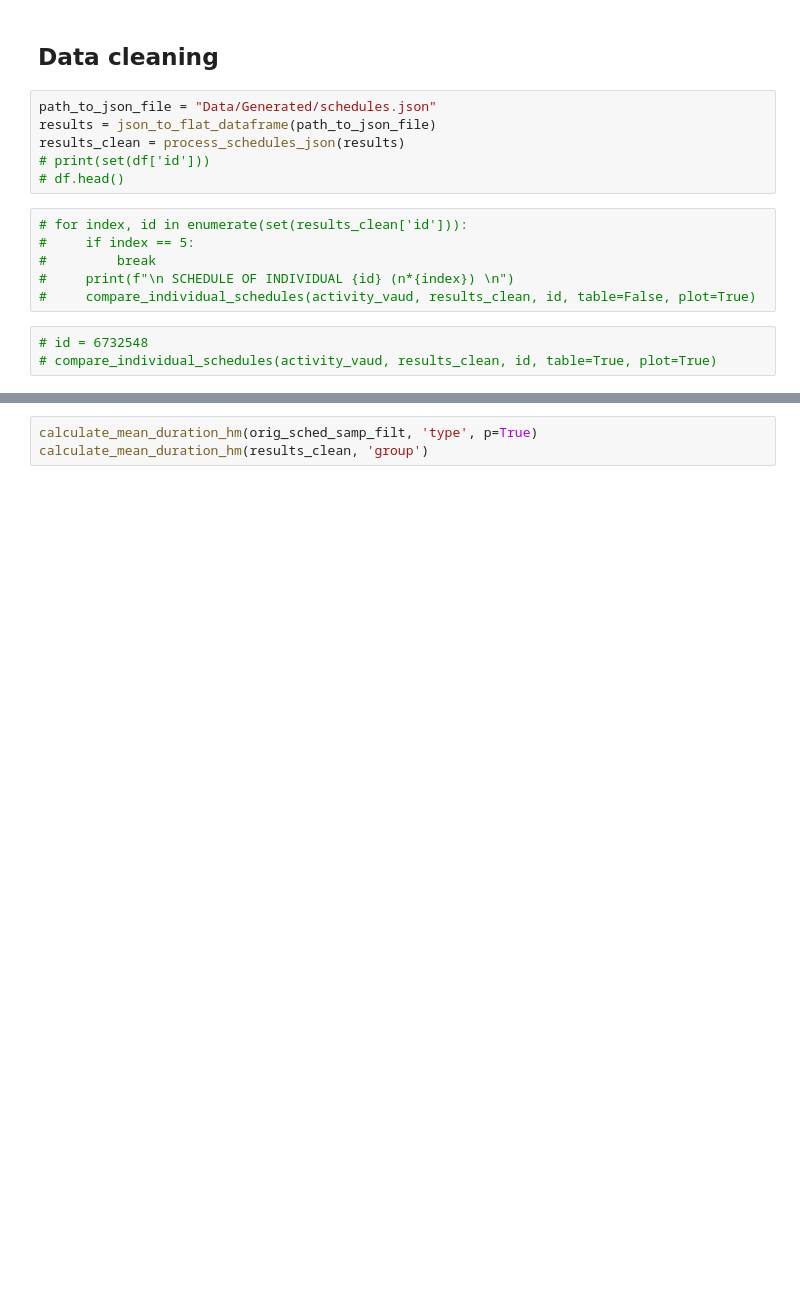
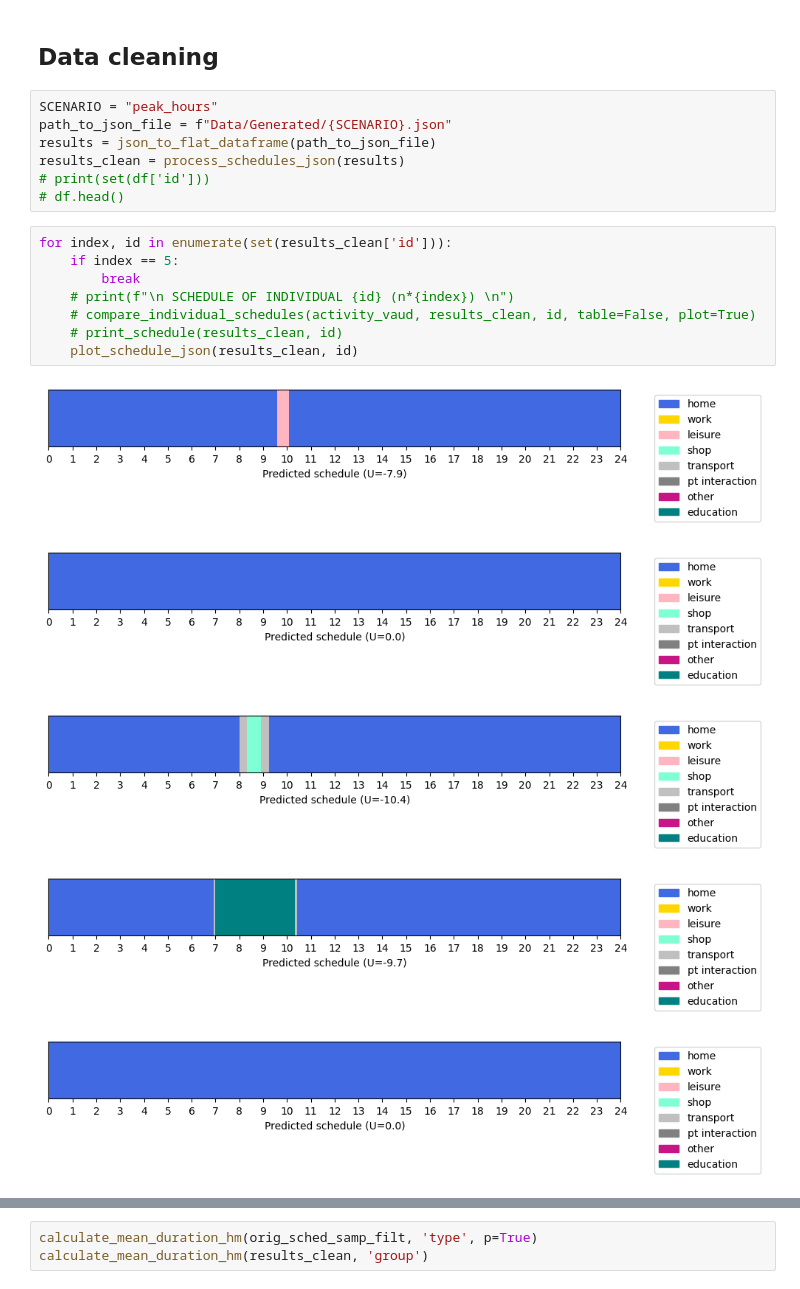
Before and after one commit to phellich/scheduling, a Jupyter notebook: Post-processing.ipynb, the cells around one changed output, grey strips where cells are left out. Saved outputs shown, nothing was run; the diff lists cells and outputs as text; blank space fills up the shorter version.

```diff
--- a/Post-processing.ipynb
+++ b/Post-processing.ipynb
@@ -336,17 +338,23 @@ def calculate_activity_proportions(df, col_type_name, p=False):
 # %% [markdown]
 ## Data cleaning
 # %%
-path_to_json_file = "Data/Generated/schedules.json"
+SCENARIO = "peak_hours"
+path_to_json_file = f"Data/Generated/{SCENARIO}.json"
 results = json_to_flat_dataframe(path_to_json_file)
 results_clean = process_schedules_json(results)
 # print(set(df['id']))
 # df.head()
 # %%
-# for index, id in enumerate(set(results_clean['id'])):
-#     if index == 5:
-#         break
-#     print(f"\n SCHEDULE OF INDIVIDUAL {id} (n*{index}) \n")
-#     compare_individual_schedules(activity_vaud, results_clean, id, table=False, plot=True)
+for index, id in enumerate(set(results_clean['id'])):
+    if index == 5:
+        break
+    # print(f"\n SCHEDULE OF INDIVIDUAL {id} (n*{index}) \n")
+    # compare_individual_schedules(activity_vaud, results_clean, id, table=False, plot=True)
+    # print_schedule(results_clean, id)
+    plot_schedule_json(results_clean, id)
+# %% [output]
+[figure, added]
+[figure, added]
+[figure, added]
+[figure, added]
+[figure, added]
-# %%
-# id = 6732548
-# compare_individual_schedules(activity_vaud, results_clean, id, table=True, plot=True)
```
Also changed, not shown: parts of 5 cells of this notebook, 16 other files.
